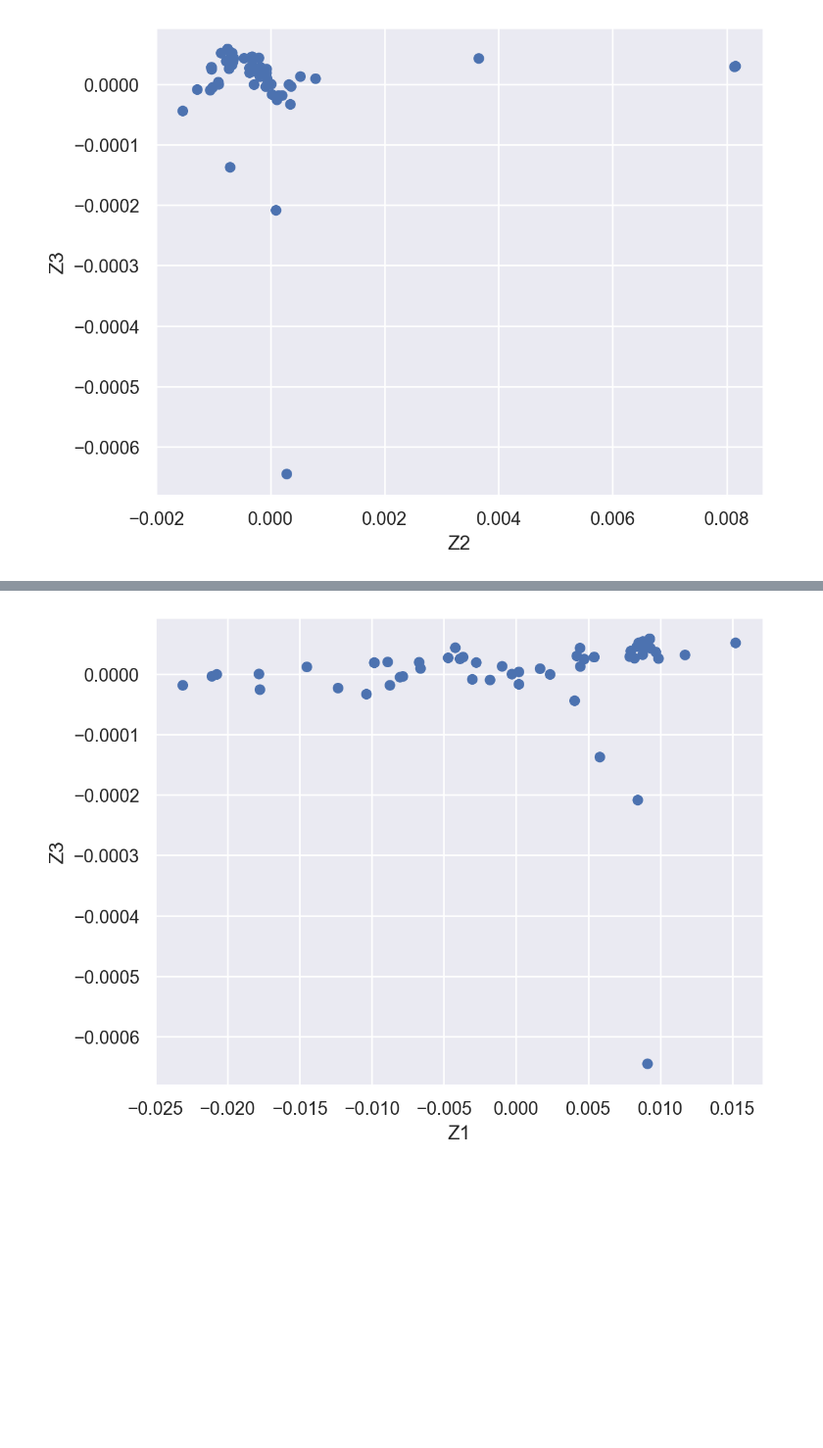
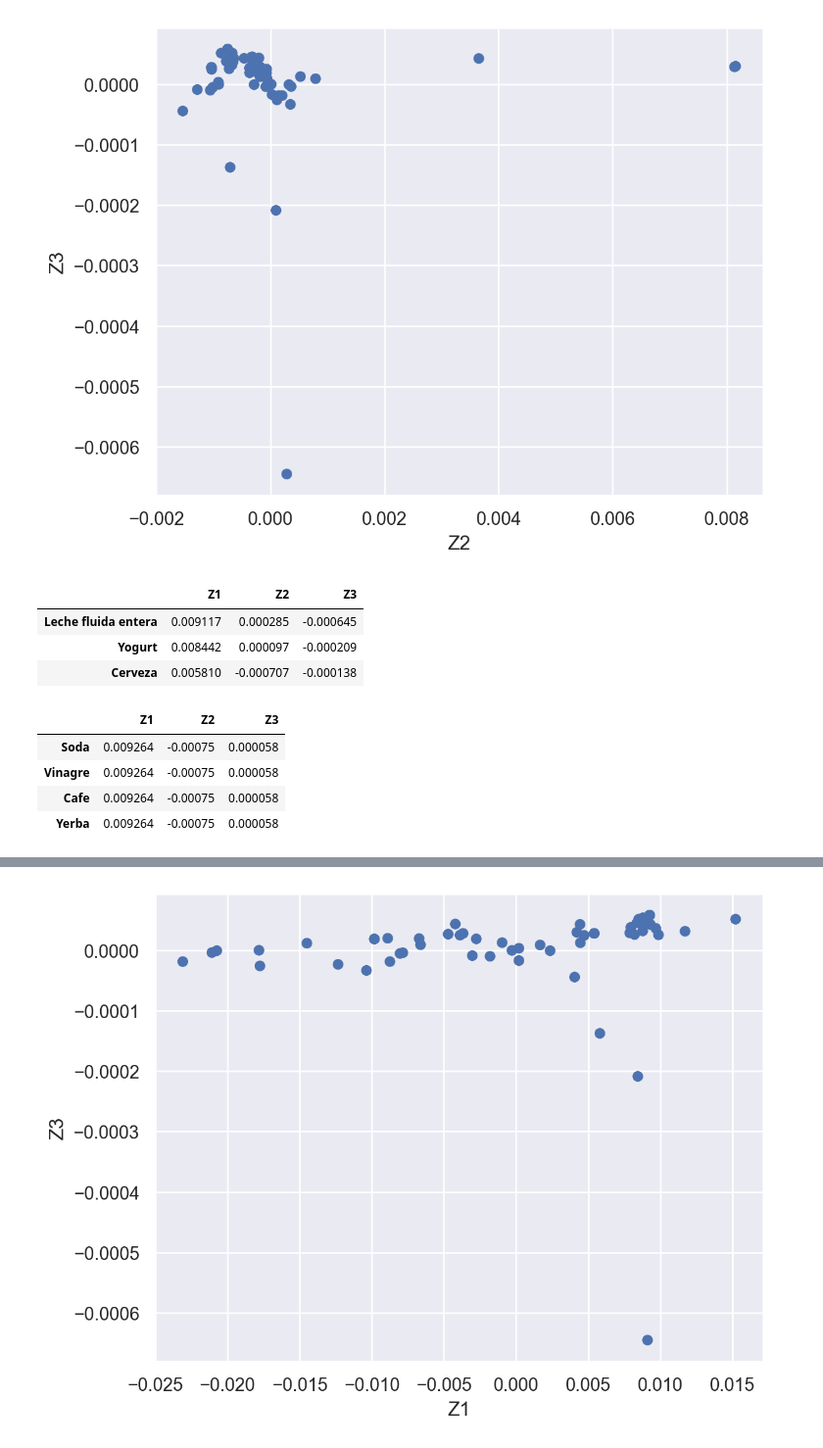
Before and after one commit to iggallardo-uba/ALC-TP2, a Jupyter notebook: Grupo-GR18.ipynb, the cells around one changed output, grey strips where cells are left out. Shown at 98% size. Cells and saved outputs as stored; diff of their text form; code cells hidden in the pictures; blank space fills up the shorter version.

```diff
--- a/Grupo-GR18.ipynb
+++ b/Grupo-GR18.ipynb
@@ -173,3 +209,18 @@ so.Plot()
 )
 # %% [output]
 [figure]
+# %%
+tabla_final[tabla_final["Z3"] < -0.0001]
+# %% [output]
+|  | Z1 | Z2 | Z3 |
+| Leche fluida entera | 0.009117 | 0.000285 | -0.000645 |
+| Yogurt | 0.008442 | 0.000097 | -0.000209 |
+| Cerveza | 0.005810 | -0.000707 | -0.000138 |
+# %%
+tabla_final[tabla_final["Z3"] > 0.000055]
+# %% [output]
+|  | Z1 | Z2 | Z3 |
+| Soda | 0.009264 | -0.00075 | 0.000058 |
+| Vinagre | 0.009264 | -0.00075 | 0.000058 |
+| Cafe | 0.009264 | -0.00075 | 0.000058 |
+| Yerba | 0.009264 | -0.00075 | 0.000058 |
```
Also changed, not shown: parts of 7 cells of this notebook.
